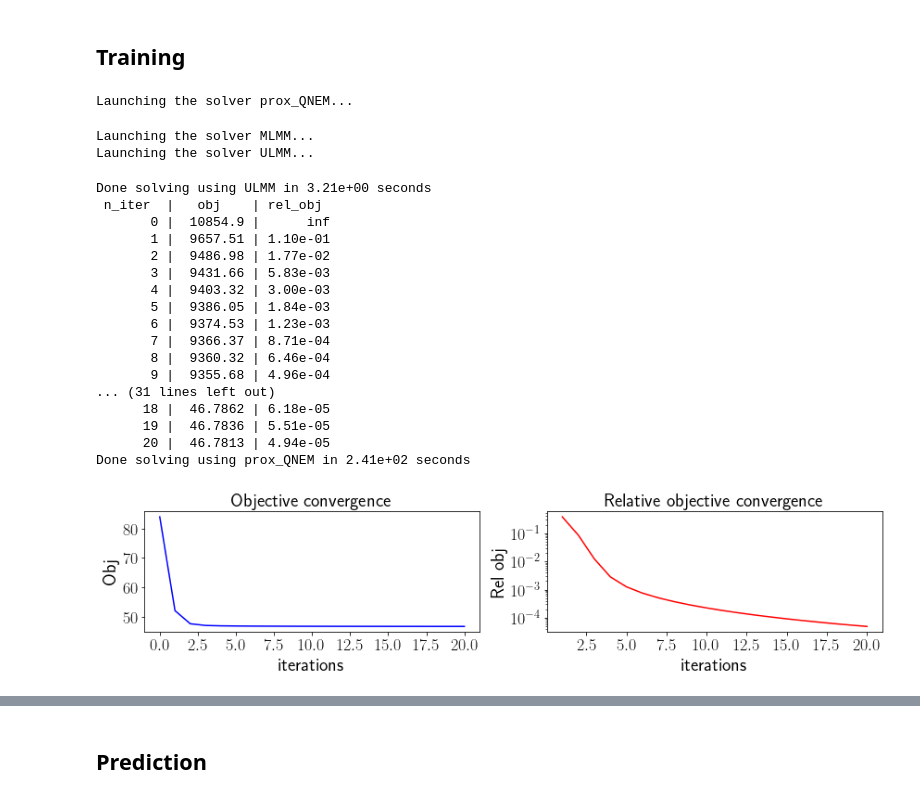
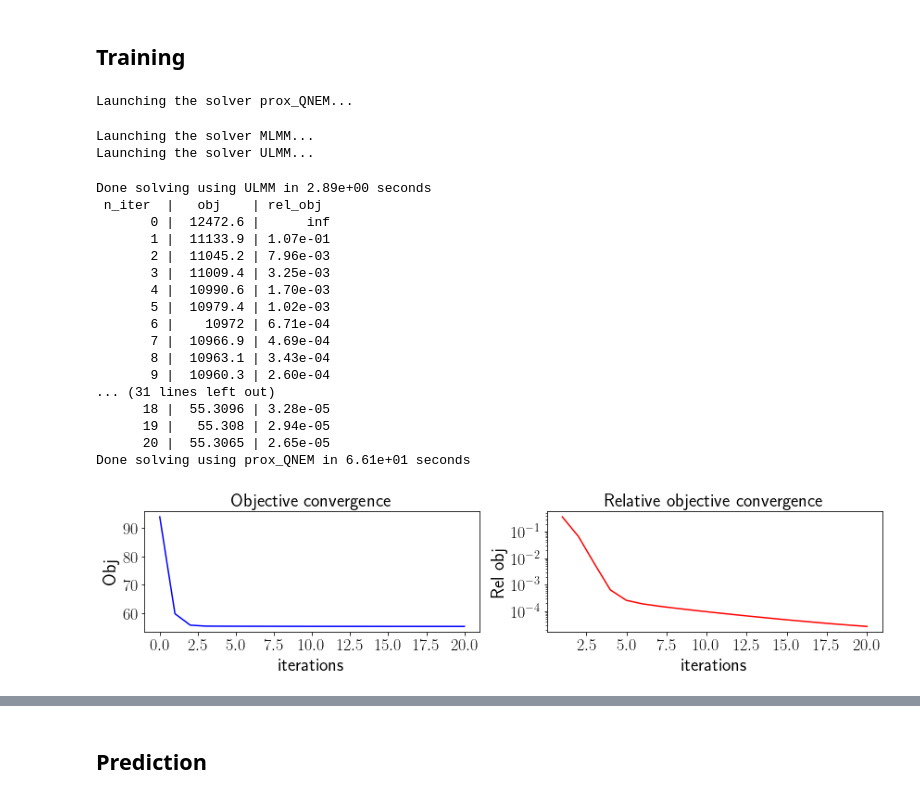
Before and after one commit to Califrais/flash, a Jupyter notebook: Lights tutorial.ipynb, the cells around one changed output, grey strips where cells are left out. Cells and saved outputs as stored; diff of their text form; code cells hidden in the pictures.

```diff
--- a/Lights tutorial.ipynb
+++ b/Lights tutorial.ipynb
@@ -31,8 +31,11 @@ n_long_features = 5
 n_time_indep_features = 10
 simu = SimuJointLongitudinalSurvival(seed=123, n_long_features=n_long_features,
                                      n_samples=300 ,n_time_indep_features=n_time_indep_features,
-                                     sparsity=0.5, grid_time=False)
-X, Y, T, delta, S_k, t_max, Y_tsfresh = simu.simulate()
+                                     sparsity=0.5, grid_time=False,)
+                                    #fixed_effect_mean_low_risk = (-.4, .2),
+                                     #fixed_effect_mean_high_risk = (.8, .8))
+
+X, Y, T, delta, S_k, Y_tsfresh, _ = simu.simulate()
 print("\nLevel of censoring: %.2f%%" % (100*(1 - delta.mean())))
 # %% [output]
 -----------------------------------------------------------
@@ -363,16 +379,12 @@ for train_index, test_index in rs.split(X):
     Y_test = Y.iloc[test_index, :]
     T_test = T[test_index]
     delta_test = delta[test_index]
-    t_max_test = t_max[test_index]
-    T_remaining_test = T_test - t_max_test
     Y_tsfresh_test = Y_tsfresh[Y_tsfresh.id.isin(test_index)]
 
     X_train = X[train_index]
     Y_train = Y.iloc[train_index, :]
     T_train = T[train_index]
     delta_train = delta[train_index]
-    t_max_train = t_max[train_index]
-    T_remaining_train = T_train - t_max_train
     Y_tsfresh_train = Y_tsfresh[Y_tsfresh.id.isin(train_index)]
 
 print("%d%% for training, %d%% for testing."
@@ -384,47 +396,53 @@ print("%d%% for training, %d%% for testing."
 # %%
 from lights.inference import prox_QNEM
 
 ## Choose parameters ##
 tol = 1e-6            # tolerance for the convergence stopping criterion
 eta = 0.3             # parameter controlling the trade-off between l1
                       # and l2 regularization in the elasticNet
 gamma_chosen = '1se'  # way to select l_elasticNet_chosen: '1se' or 'min'
 warm_start = True     # at each L-BGFS-B iteration, reset beta to 0 or take
                       # the previous value
 grid_size = 30        # grid size for the cross validation procedure
 metric = 'C-index'    # cross-validation metric: 'log_lik' or 'C-index'
 fc_parameters = {
     "mean": None,
     "median": None,
-    "quantile": [{"q": 0.25}, {"q": 0.75}]
+    "quantile": [{"q": 0.25}, {"q": 0.75}],
+    "standard_deviation": None,
+    "skewness": None,
+#    "root_mean_square": None,
+#    "variation_coefficient": None,
+#    "variance": None,
+#    "sample_entropy": None
 }
 
 learner = prox_QNEM(fixed_effect_time_order=1, max_iter=20, print_every=1,
-               l_pen_SGL=.2, eta_sp_gp_l1=.9, l_pen_EN=0.05, initialize=True, S_k=S_k,
+               l_pen_SGL=.3, eta_sp_gp_l1=.9, l_pen_EN=0.02, initialize=True, S_k=S_k,
                 fc_parameters=fc_parameters)
 learner.fit(X_train, Y_train, T_train, delta_train, Y_tsfresh_train)
 
 # Visualize learning
 visualize_vect_learning(learner, "obj")
 # %% [output]
 Launching the solver prox_QNEM...
 Launching the solver MLMM...
 Launching the solver ULMM...
-Done solving using ULMM in 3.21e+00 seconds
+Done solving using ULMM in 2.89e+00 seconds
  n_iter  |   obj    | rel_obj
-       0 |  10854.9 |      inf
-       1 |  9657.51 | 1.10e-01
-       2 |  9486.98 | 1.77e-02
-       3 |  9431.66 | 5.83e-03
-       4 |  9403.32 | 3.00e-03
-       5 |  9386.05 | 1.84e-03
-       6 |  9374.53 | 1.23e-03
-       7 |  9366.37 | 8.71e-04
-       8 |  9360.32 | 6.46e-04
-       9 |  9355.68 | 4.96e-04
+       0 |  12472.6 |      inf
+       1 |  11133.9 | 1.07e-01
+       2 |  11045.2 | 7.96e-03
+       3 |  11009.4 | 3.25e-03
+       4 |  10990.6 | 1.70e-03
+       5 |  10979.4 | 1.02e-03
+       6 |    10972 | 6.71e-04
+       7 |  10966.9 | 4.69e-04
+       8 |  10963.1 | 3.43e-04
+       9 |  10960.3 | 2.60e-04
 ... (31 lines left out)
-      18 |  46.7862 | 6.18e-05
-      19 |  46.7836 | 5.51e-05
-      20 |  46.7813 | 4.94e-05
-Done solving using prox_QNEM in 2.41e+02 seconds
+      18 |  55.3096 | 3.28e-05
+      19 |   55.308 | 2.94e-05
+      20 |  55.3065 | 2.65e-05
+Done solving using prox_QNEM in 6.61e+01 seconds
-[figure, old version]
+[figure, new version]
```
Also changed, not shown: parts of 24 cells of this notebook, 2 other files.
